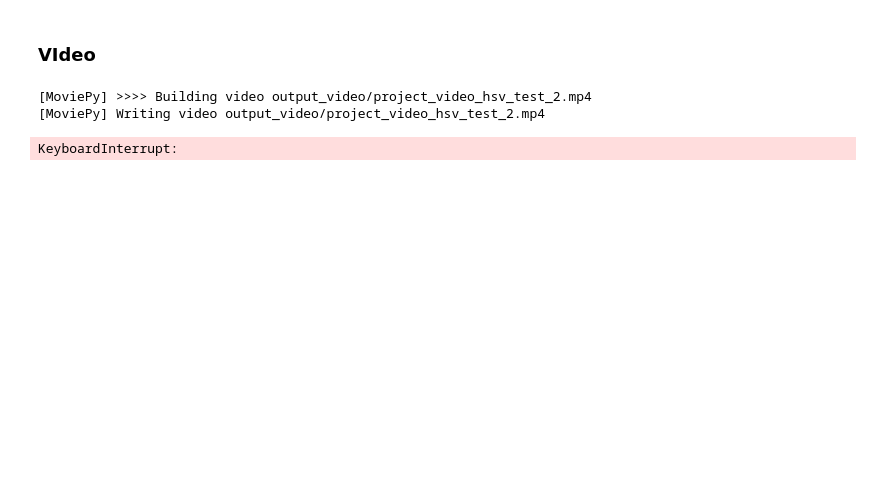
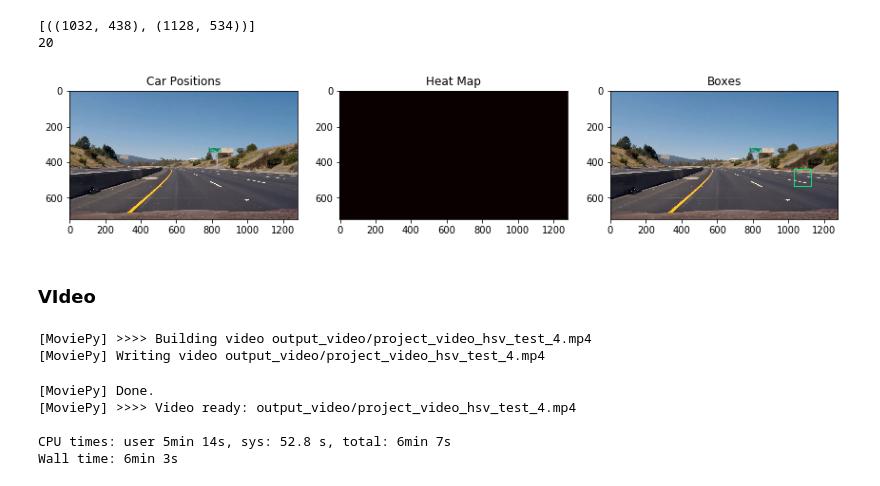
Before and after one commit to bearpelican/CarND-Vehicle-Detection, a Jupyter notebook: 1-7-Encode-Video.ipynb, the cells around one changed output. Saved outputs shown, nothing was run; the diff lists cells and outputs as text; code cells hidden in the pictures; blank space fills up the shorter version.

```diff
--- a/1-7-Encode-Video.ipynb
+++ b/1-7-Encode-Video.ipynb
@@ -219 +195,32 @@ plt.imshow(out_img)
+# %%
+
+def show_img_heatmap(img):
+    # Find final boxes from heatmap using label function
+    draw_img, heatmap, boxes = label_cars(img)
+
+    fig = plt.figure(figsize=(12,4))
+    plt.subplot(131)
+    plt.imshow(draw_img)
+    plt.title('Car Positions')
+    plt.subplot(132)
+    plt.imshow(heatmap, cmap='hot')
+    plt.title('Heat Map')
+
+    out_img = draw_boxes(img, boxes, True)
+    plt.subplot(133)
+    plt.imshow(out_img)
+    plt.title('Boxes')
+
+    fig.tight_layout()
+
+
+
+show_img_heatmap(false_positives[6])
+
+
+print(len(false_positives))
+# %% [output]
+[((1032, 438), (1128, 534))]
+20
+[figure, added]
 # %%
@@ -238,18 +261,22 @@ from IPython.display import HTML
 # %%
 det = Vehicle_Detect()
-output = 'output_video/project_video_hsv_test_2.mp4'
+output = 'output_video/project_video_hsv_test_4.mp4'
 ## To speed up the testing process you may want to try your pipeline on a shorter subclip of the video
 ## To do so add .subclip(start_second,end_second) to the end of the line below
 ## Where start_second and end_second are integer values representing the start and end of the subclip
 ## You may also uncomment the following line for a subclip of the first 5 seconds
-# clip1 = VideoFileClip("project_video.mp4").subclip(0,3)
+# clip1 = VideoFileClip("project_video.mp4").subclip(0,4)
 clip1 = VideoFileClip("project_video.mp4")
 white_clip = clip1.fl_image(process_image) #NOTE: this function expects color images!!
 %time white_clip.write_videofile(output, audio=False)
 # %% [output]
-[MoviePy] >>>> Building video output_video/project_video_hsv_test_2.mp4
-[MoviePy] Writing video output_video/project_video_hsv_test_2.mp4
+[MoviePy] >>>> Building video output_video/project_video_hsv_test_4.mp4
+[MoviePy] Writing video output_video/project_video_hsv_test_4.mp4
-KeyboardInterrupt:
+[MoviePy] Done.
+[MoviePy] >>>> Video ready: output_video/project_video_hsv_test_4.mp4
+
+CPU times: user 5min 14s, sys: 52.8 s, total: 6min 7s
+Wall time: 6min 3s
 # %%
 HTML("""
 <video width="960" height="540" controls>
```
Also changed, not shown: parts of 10 cells of this notebook, 44 other files.
